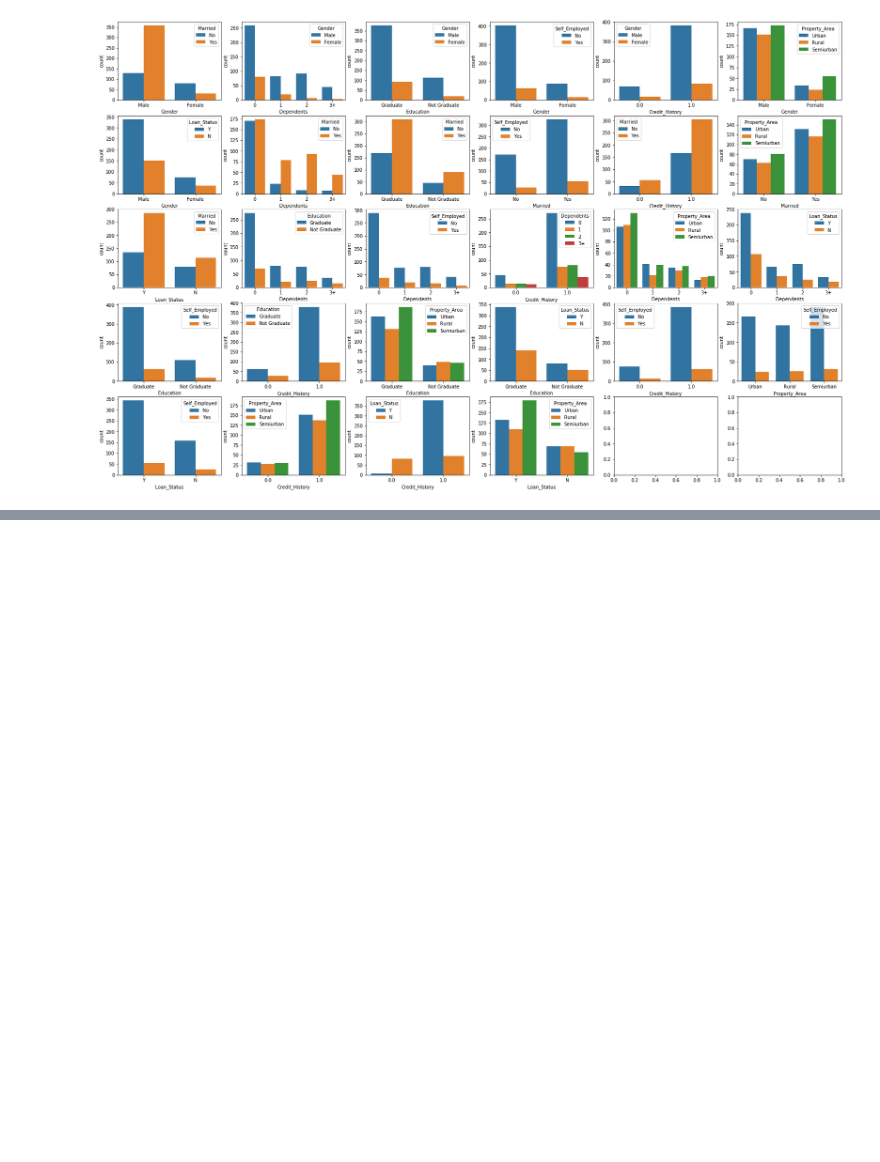
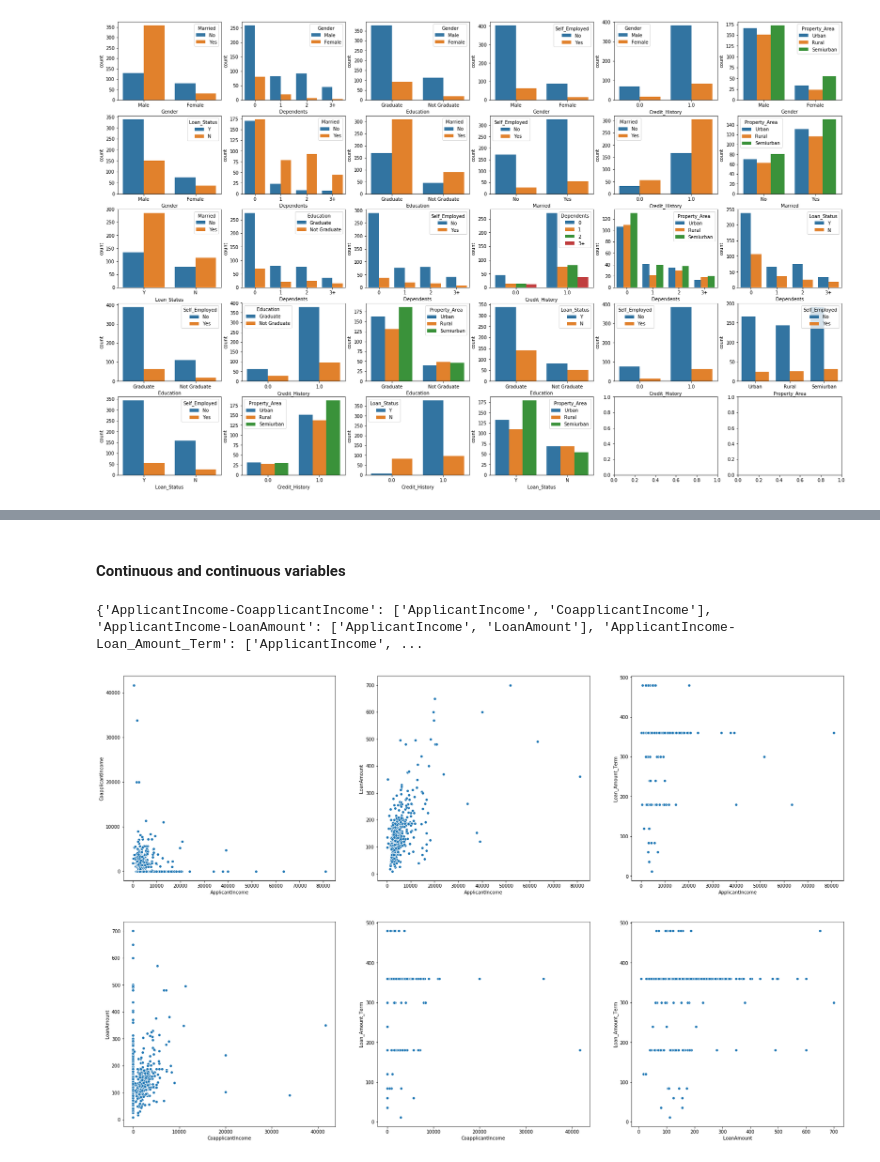
Before and after one commit to agarwal-peeush/Learning, a Jupyter notebook: ML/LoanPredictionProblem/LoanPrediction_Insights.ipynb, the cells around one changed output, grey strips where cells are left out. Saved outputs shown, nothing was run; the diff lists cells and outputs as text; code cells hidden in the pictures; blank space fills up the shorter version.

```diff
--- a/ML/LoanPredictionProblem/LoanPrediction_Insights.ipynb
+++ b/ML/LoanPredictionProblem/LoanPrediction_Insights.ipynb
@@ -147,0 +162,26 @@ plt.show()
+# %% [markdown]
+#### Continuous and continuous variables
+# %%
+pair_dict = dict()
+for index1,value1 in enumerate(continuous_variables, start=1):
+    for index2, value2 in enumerate(continuous_variables, start = 1):
+        if(value1 == value2):
+            continue
+        li = [value1, value2]
+        li.sort()
+        key = '-'.join(li)
+        if key not in pair_dict.keys():
+            pair_dict[key] = li
+# %%
+print(pair_dict)
+# %% [output]
+{'ApplicantIncome-CoapplicantIncome': ['ApplicantIncome', 'CoapplicantIncome'], 'ApplicantIncome-LoanAmount': ['ApplicantIncome', 'LoanAmount'], 'ApplicantIncome-Loan_Amount_Term': ['ApplicantIncome', ...
+# %%
+plt.subplots(2,3,figsize=(28,18))
+
+for index,value in enumerate(pair_dict.values(), start=1):
+    plt.subplot(2,3,index)
+    sns.scatterplot(x=value[0],y=value[1],data=train)
+plt.show()
+# %% [output]
+[figure, added]
```
Also changed, not shown: parts of 2 cells of this notebook.
